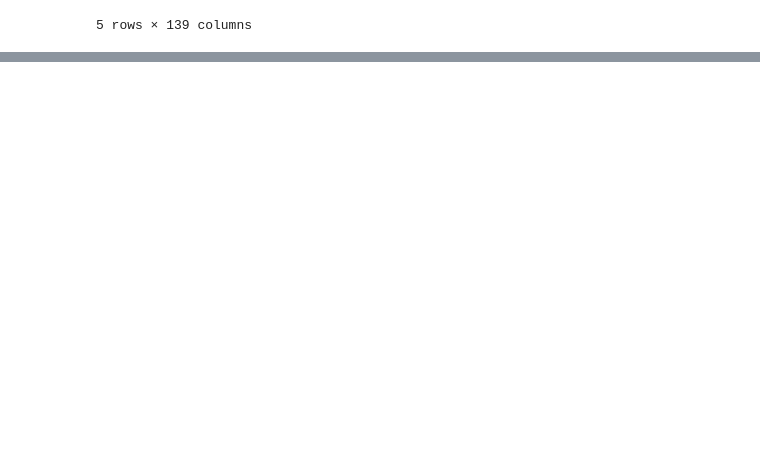
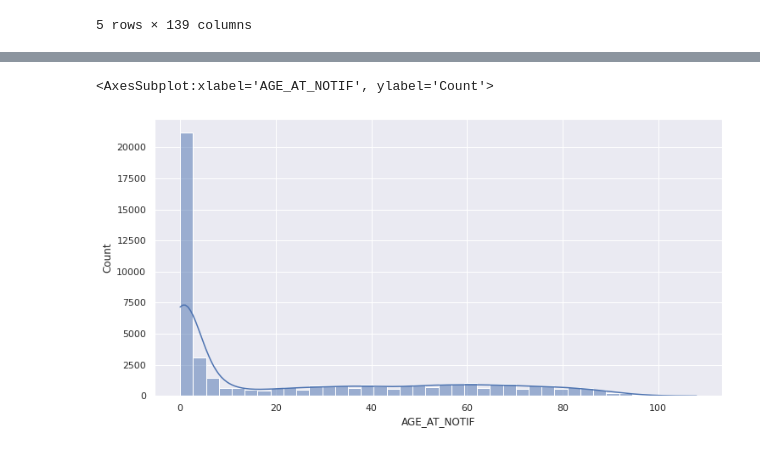
Before and after one commit to pierrepita/super-srag-ai-covid19-google-cidacs, a Jupyter notebook: 03-preprocessing-srag-2019-to-2021.ipynb, the cells around one changed output, grey strips where cells are left out. Drawn from its saved outputs; the diff is of its cells as text; code cells hidden in the pictures; blank space fills up the shorter version.

```diff
--- a/03-preprocessing-srag-2019-to-2021.ipynb
+++ b/03-preprocessing-srag-2019-to-2021.ipynb
@@ -51,0 +103,15 @@ srag_2019.limit(5).toPandas()
+# %%
+# some values on var 'DT_NOTIFIC' has strange values, such as:  "UTI 17/02/2019 04/03/2019" or "DATA INTERNACAO 28/4/19.  20/08/2019- PERMANECE INTERNADA"
+
+# Converting to proper data type on pyspark
+before_count = srag_2019.count()
+print('Number of lines before date formatting: ', before_count)
+for col in date_type_columns:
+    srag_2019 = srag_2019.withColumn(col, F.to_date(F.col(col), 'dd/MM/yyyy'))
+    if col == 'DT_NOTIFIC':
+        srag_2019 = srag_2019.filter((F.year(col) != 18) & (F.year(col) != 19) & (F.year(col) != 20))
+
+after_count = srag_2019.count()
+print('Number of lines before date formatting: ', srag_2019.count())
+total_count = before_count - after_count
+print('A total of lines deleted: ', total_count)
@@ -51,0 +122,4 @@ srag_2019.limit(5).toPandas()
+# %%
+# Creating 'age' variable from the difference between date of birth and notification event
+srag_2019 = srag_2019.withColumn("AGE_AT_NOTIF", F.datediff(F.col('DT_NOTIFIC'), F.col('DT_NASC'))/365.25)\
+            .withColumn('AGE_AT_NOTIF', F.floor(F.col('AGE_AT_NOTIF')))
@@ -51,0 +158,7 @@ srag_2019.limit(5).toPandas()
+# %%
+age_col = srag_2019.select(['AGE_AT_NOTIF', 'NU_IDADE_N']).toPandas()
+sns.set(rc={'figure.figsize':(12,6)})
+sns.histplot(data=age_col, x="AGE_AT_NOTIF", kde=True, palette="GnBu")
+# %% [output]
+<AxesSubplot:xlabel='AGE_AT_NOTIF', ylabel='Count'>
+[figure, added]
```
Also changed, not shown: parts of 37 cells of this notebook.
